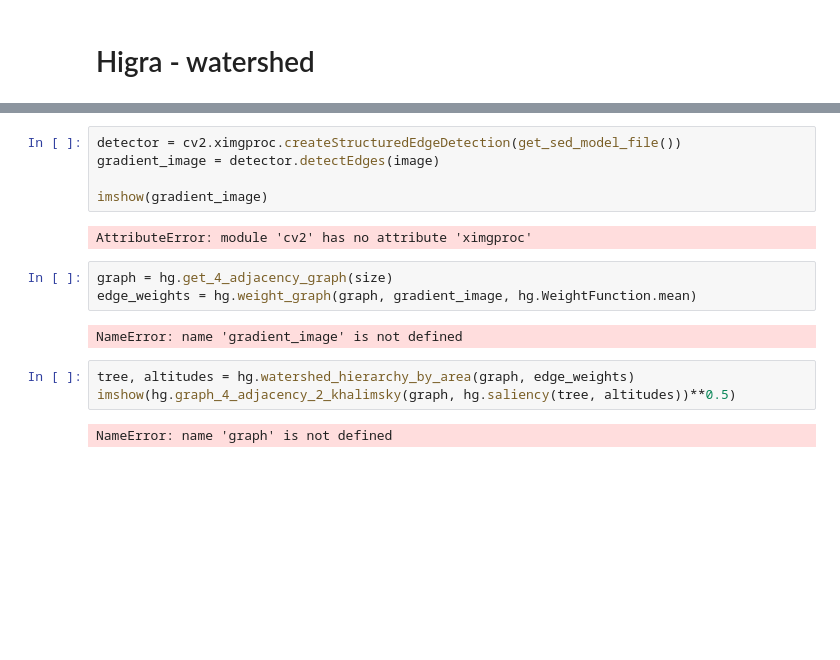
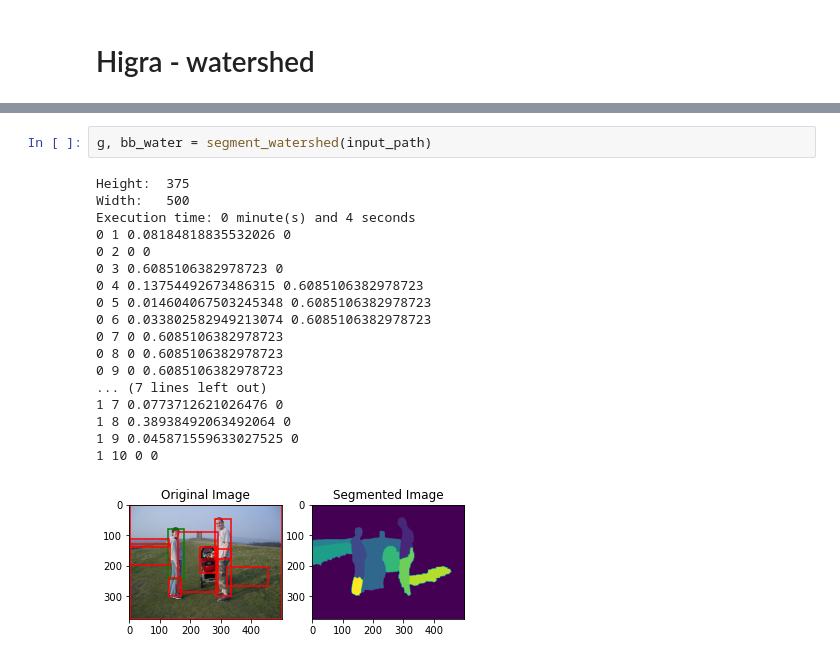
Before and after one commit to patherstevenson/M1-PJI, a Jupyter notebook: main.ipynb, the cells around one changed output, grey strips where cells are left out. Drawn from its saved outputs; the diff is of its cells as text; blank space fills up the shorter version.

Commit message:
watershed bb

```diff
--- a/main.ipynb
+++ b/main.ipynb
@@ -171,17 +20,21 @@ Requirement already satisfied: numpy>=1.19.3 in c:\users\shdw\anaconda3\lib\site
-# %%
-detector = cv2.ximgproc.createStructuredEdgeDetection(get_sed_model_file())
-gradient_image = detector.detectEdges(image)
-
-imshow(gradient_image)
-# %% [output]
-AttributeError: module 'cv2' has no attribute 'ximgproc'
-# %%
-graph = hg.get_4_adjacency_graph(size)
-edge_weights = hg.weight_graph(graph, gradient_image, hg.WeightFunction.mean)
-# %% [output]
-NameError: name 'gradient_image' is not defined
-# %%
-tree, altitudes = hg.watershed_hierarchy_by_area(graph, edge_weights)
-imshow(hg.graph_4_adjacency_2_khalimsky(graph, hg.saliency(tree, altitudes))**0.5)
-# %% [output]
-NameError: name 'graph' is not defined
+# %%
+g, bb_water = segment_watershed(input_path)
+# %% [output]
+Height:  375
+Width:   500
+Execution time: 0 minute(s) and 4 seconds
+0 1 0.08184818835532026 0
+0 2 0 0
+0 3 0.6085106382978723 0
+0 4 0.13754492673486315 0.6085106382978723
+0 5 0.014604067503245348 0.6085106382978723
+0 6 0.033802582949213074 0.6085106382978723
+0 7 0 0.6085106382978723
+0 8 0 0.6085106382978723
+0 9 0 0.6085106382978723
+... (7 lines left out)
+1 7 0.0773712621026476 0
+1 8 0.38938492063492064 0
+1 9 0.045871559633027525 0
+1 10 0 0
+[figure, added]
```
Also changed, not shown: parts of 24 cells of this notebook, 7 other files.
